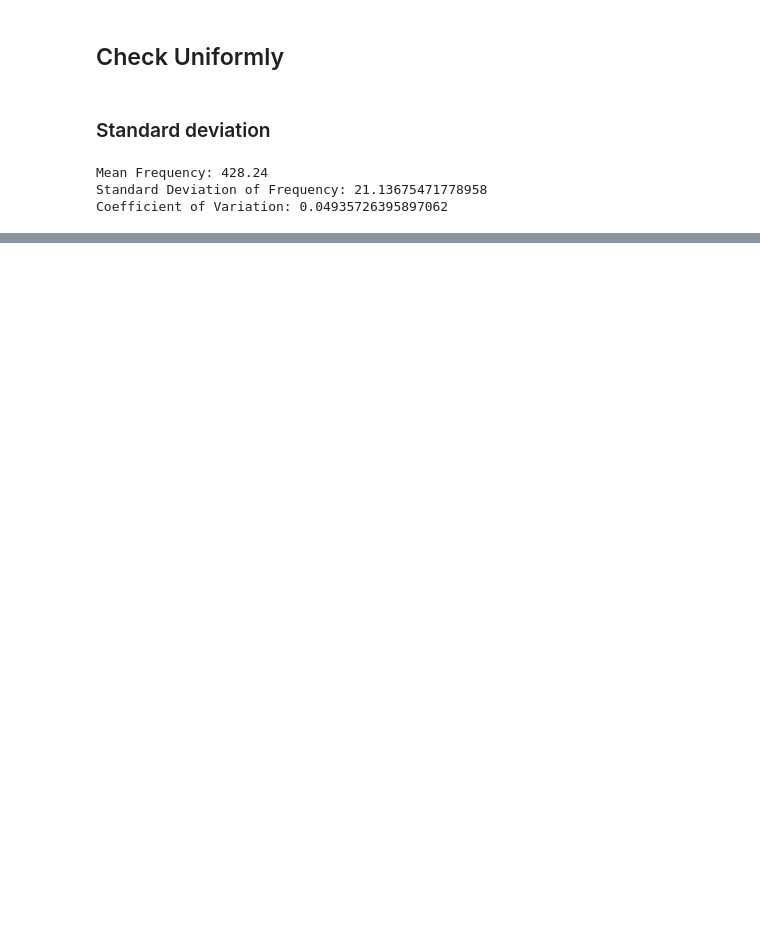
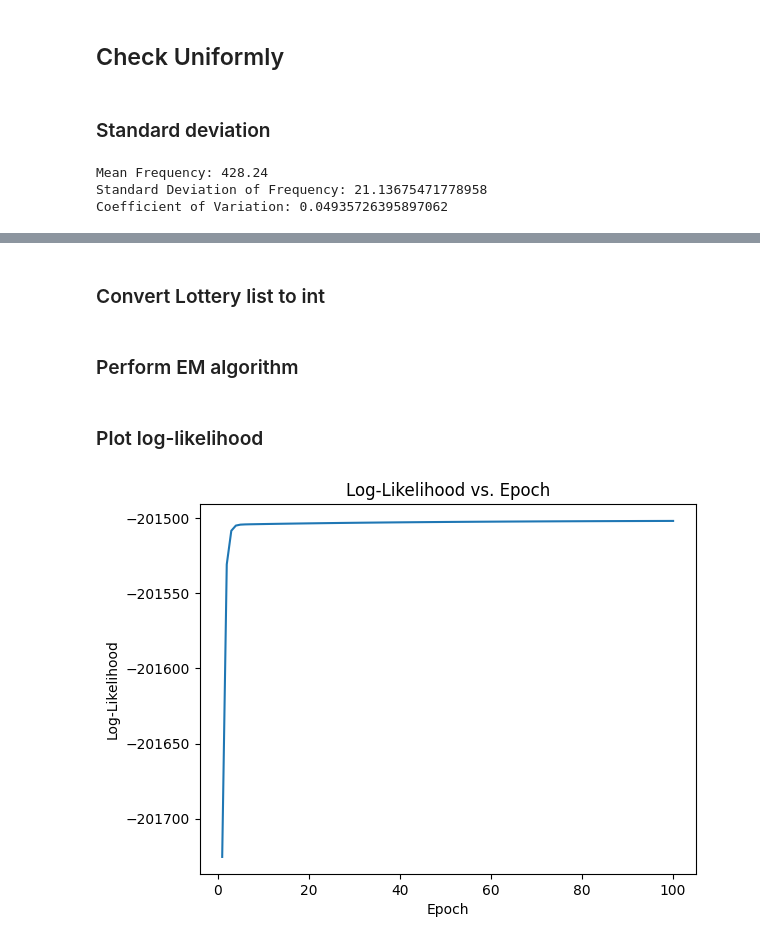
Before and after one commit to KolawatInpan/Lottery, a Jupyter notebook: lotto.ipynb, the cells around one changed output, grey strips where cells are left out. Drawn from its saved outputs; the diff is of its cells as text; code cells hidden in the pictures; blank space fills up the shorter version.

Commit message:
update EM algorithm

```diff
--- a/lotto.ipynb
+++ b/lotto.ipynb
@@ -156,0 +117,48 @@ The number you should buy the most is: 0
+# %%
+# Initialize parameters
+mu1, sigma1 = 25, 10
+mu2, sigma2 = 75, 10
+pi1, pi2 = 0.5, 0.5
+# %% [markdown]
+### Convert Lottery list to int
+# %%
+# Convert the filtered lottery_list to integers
+lottery_numbers = list(map(int, filtered_lottery_list))
+# %% [markdown]
+### Perform EM algorithm
+# %%
+# Perform EM algorithm for 100 epochs
+num_epochs = 100
+log_likelihoods = []
+
+for epoch in range(num_epochs):
+    # E-step: Compute responsibilities
+    gamma1 = pi1 * norm.pdf(lottery_numbers, mu1, sigma1)
+    gamma2 = pi2 * norm.pdf(lottery_numbers, mu2, sigma2)
+    total = gamma1 + gamma2
+    gamma1 /= total
+    gamma2 /= total
+
+    # M-step: Update parameters
+    mu1 = np.sum(gamma1 * lottery_numbers) / np.sum(gamma1)
+    mu2 = np.sum(gamma2 * lottery_numbers) / np.sum(gamma2)
+    sigma1 = np.sqrt(np.sum(gamma1 * (lottery_numbers - mu1)**2) / np.sum(gamma1))
+    sigma2 = np.sqrt(np.sum(gamma2 * (lottery_numbers - mu2)**2) / np.sum(gamma2))
+    pi1 = np.mean(gamma1)
+    pi2 = np.mean(gamma2)
+
+    # Compute log-likelihood
+    log_likelihood = np.sum(np.log(pi1 * norm.pdf(lottery_numbers, mu1, sigma1)
+                                   + pi2 * norm.pdf(lottery_numbers, mu2, sigma2)))
+    log_likelihoods.append(log_likelihood)
+# %% [markdown]
+### Plot log-likelihood
+# %%
+# Plot log-likelihood values over epochs
+plt.plot(range(1, num_epochs+1), log_likelihoods)
+plt.xlabel('Epoch')
+plt.ylabel('Log-Likelihood')
+plt.title('Log-Likelihood vs. Epoch')
+plt.show()
+# %% [output]
+[figure, added]
```
Also changed, not shown: parts of 11 cells of this notebook.
